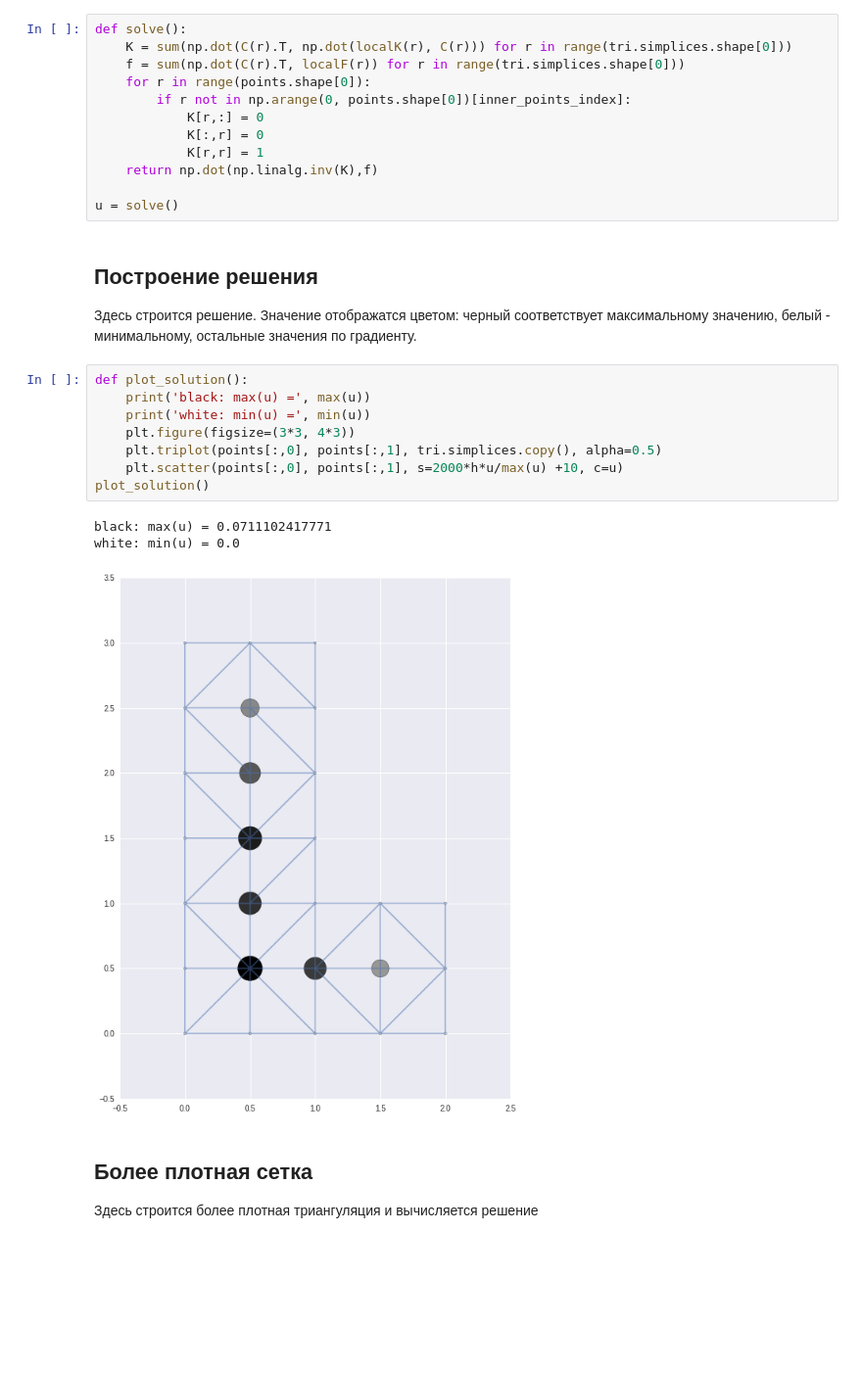
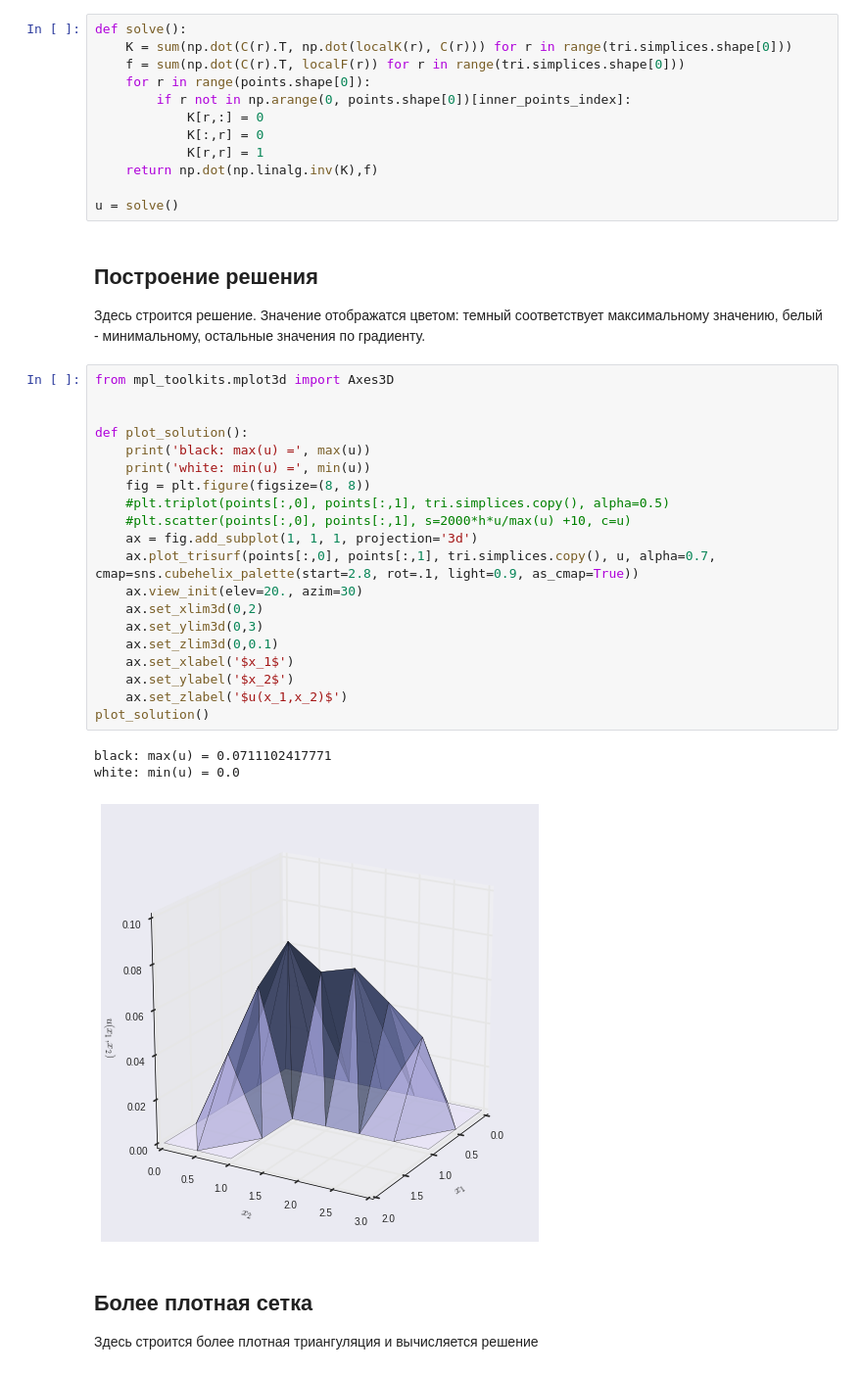
Before and after one commit to nikolaims/appmath-practice-2015, a Jupyter notebook: 11-fem.ipynb, the cells around one changed output. Shown at 98% size. Saved outputs shown, nothing was run; the diff lists cells and outputs as text; blank space fills up the shorter version.

```diff
--- a/11-fem.ipynb
+++ b/11-fem.ipynb
@@ -97,19 +97,31 @@ def solve():
 u = solve()
 # %% [markdown]
 ## Построение решения
-Здесь строится решение. Значение отображатся цветом: черный соответствует максимальному значению, белый - минимальному, остальные значения по градиенту.
+Здесь строится решение. Значение отображатся цветом: темный соответствует максимальному значению, белый - минимальному, остальные значения по градиенту.
 # %%
+from mpl_toolkits.mplot3d import Axes3D
+
+
 def plot_solution():
     print('black: max(u) =', max(u))
     print('white: min(u) =', min(u))
-    plt.figure(figsize=(3*3, 4*3))
-    plt.triplot(points[:,0], points[:,1], tri.simplices.copy(), alpha=0.5)
-    plt.scatter(points[:,0], points[:,1], s=2000*h*u/max(u) +10, c=u)
+    fig = plt.figure(figsize=(8, 8))
+    #plt.triplot(points[:,0], points[:,1], tri.simplices.copy(), alpha=0.5)
+    #plt.scatter(points[:,0], points[:,1], s=2000*h*u/max(u) +10, c=u)
+    ax = fig.add_subplot(1, 1, 1, projection='3d')
+    ax.plot_trisurf(points[:,0], points[:,1], tri.simplices.copy(), u, alpha=0.7, cmap=sns.cubehelix_palette(start=2.8, rot=.1, light=0.9, as_cmap=True))
+    ax.view_init(elev=20., azim=30)
+    ax.set_xlim3d(0,2)
+    ax.set_ylim3d(0,3)
+    ax.set_zlim3d(0,0.1)
+    ax.set_xlabel('$x_1$')
+    ax.set_ylabel('$x_2$')
+    ax.set_zlabel('$u(x_1,x_2)$')
 plot_solution()
 # %% [output]
 black: max(u) = 0.0711102417771
 white: min(u) = 0.0
-[figure, old version]
+[figure, new version]
 # %% [markdown]
 ## Более плотная сетка
 Здесь строится более плотная триангуляция и вычисляется решение
```
Also changed, not shown: parts of 1 cell of this notebook.
